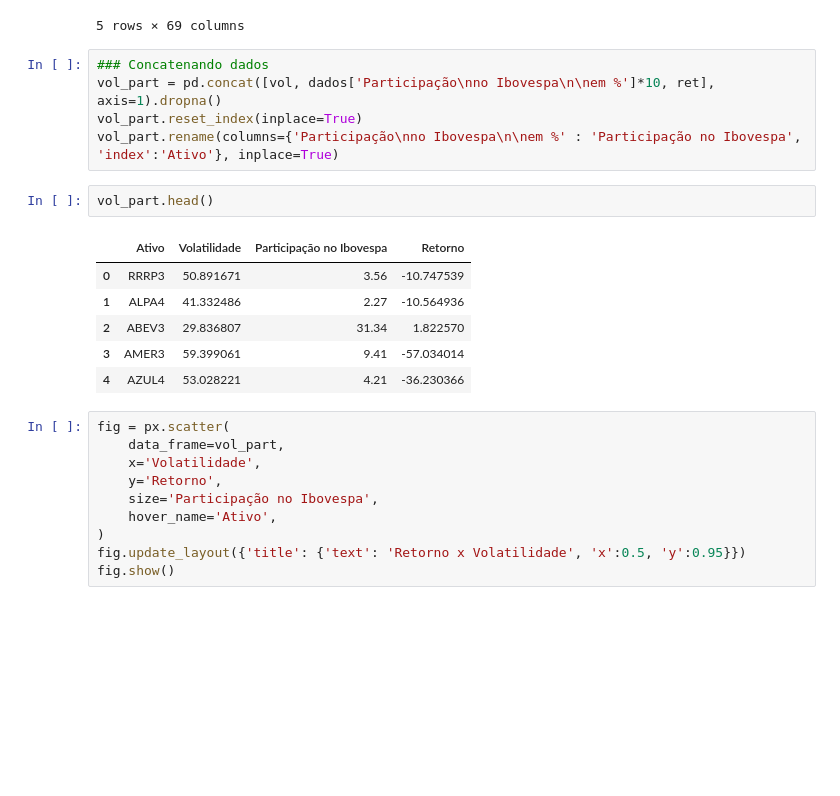
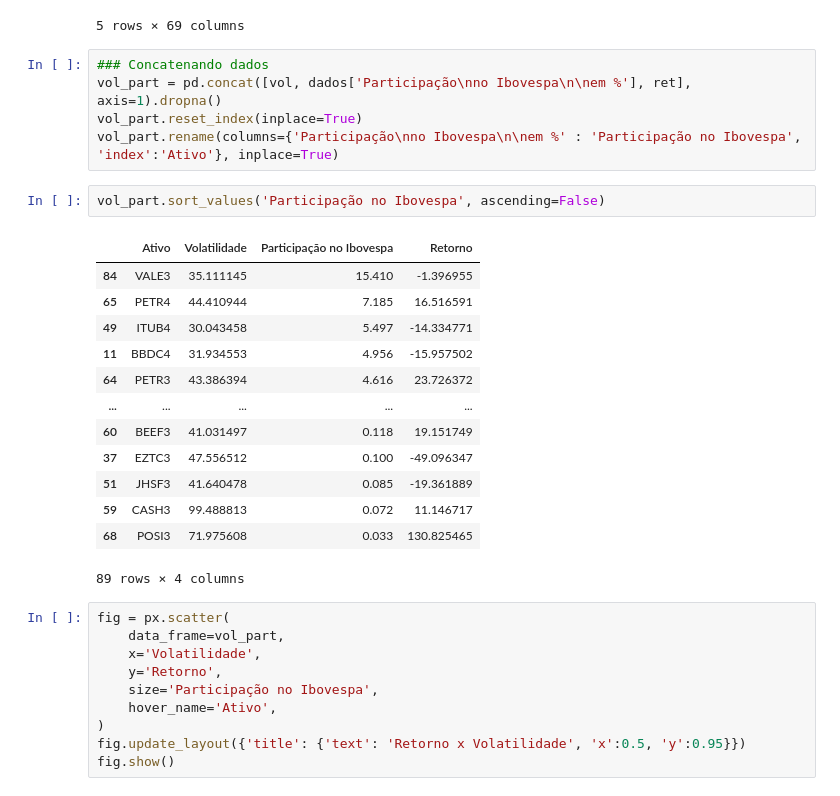
Before and after one commit to Jhonattanln/Ploty-Dispersao, a Jupyter notebook: volatility.ipynb, the cells around one changed output. Saved outputs shown, nothing was run; the diff lists cells and outputs as text; blank space fills up the shorter version.

```diff
--- a/volatility.ipynb
+++ b/volatility.ipynb
@@ -148,18 +148,25 @@ dados.head()
 5 rows × 69 columns
 # %%
 ### Concatenando dados
-vol_part = pd.concat([vol, dados['Participação\nno Ibovespa\n\nem %']*10, ret], axis=1).dropna()
+vol_part = pd.concat([vol, dados['Participação\nno Ibovespa\n\nem %'], ret], axis=1).dropna()
 vol_part.reset_index(inplace=True)
 vol_part.rename(columns={'Participação\nno Ibovespa\n\nem %' : 'Participação no Ibovespa', 'index':'Ativo'}, inplace=True)
-# %%
-vol_part.head()
-# %% [output]
-|  | Ativo | Volatilidade | Participação no Ibovespa | Retorno |
-| 0 | RRRP3 | 50.891671 | 3.56 | -10.747539 |
-| 1 | ALPA4 | 41.332486 | 2.27 | -10.564936 |
-| 2 | ABEV3 | 29.836807 | 31.34 | 1.822570 |
-| 3 | AMER3 | 59.399061 | 9.41 | -57.034014 |
-| 4 | AZUL4 | 53.028221 | 4.21 | -36.230366 |
+# %%
+vol_part.sort_values('Participação no Ibovespa', ascending=False)
+# %% [output]
+|  | Ativo | Volatilidade | Participação no Ibovespa | Retorno |
+| 84 | VALE3 | 35.111145 | 15.410 | -1.396955 |
+| 65 | PETR4 | 44.410944 | 7.185 | 16.516591 |
+| 49 | ITUB4 | 30.043458 | 5.497 | -14.334771 |
+| 11 | BBDC4 | 31.934553 | 4.956 | -15.957502 |
+| 64 | PETR3 | 43.386394 | 4.616 | 23.726372 |
+| ... | ... | ... | ... | ... |
+| 60 | BEEF3 | 41.031497 | 0.118 | 19.151749 |
+| 37 | EZTC3 | 47.556512 | 0.100 | -49.096347 |
+| 51 | JHSF3 | 41.640478 | 0.085 | -19.361889 |
+| 59 | CASH3 | 99.488813 | 0.072 | 11.146717 |
+| 68 | POSI3 | 71.975608 | 0.033 | 130.825465 |
+89 rows × 4 columns
 # %%
 fig = px.scatter(
     data_frame=vol_part,
```
Also changed, not shown: parts of 1 cell of this notebook.
